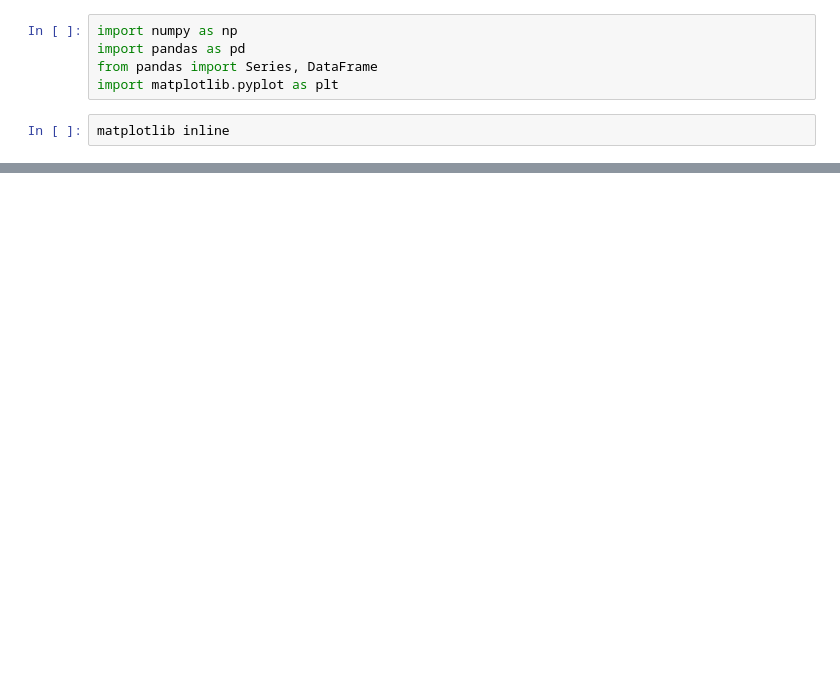
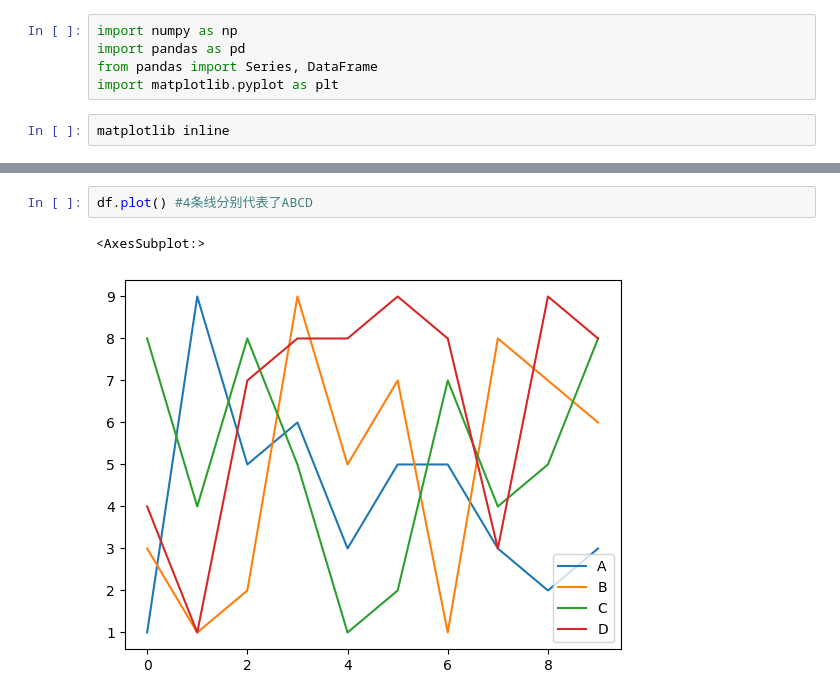
Before and after one commit to purumomo/Python3-DataScientist, a Jupyter notebook: matplot的学习之dataframe的plot.ipynb, the cells around one changed output, grey strips where cells are left out. Saved outputs shown, nothing was run; the diff lists cells and outputs as text; blank space fills up the shorter version.

```diff
--- a/matplot的学习之dataframe的plot.ipynb
+++ b/matplot的学习之dataframe的plot.ipynb
@@ -22,0 +23,5 @@ df
+# %%
+df.plot() #4条线分别代表了ABCD
+# %% [output]
+<AxesSubplot:>
+[figure, added]
```
Also changed, not shown: parts of 7 cells of this notebook, 4 other files.
